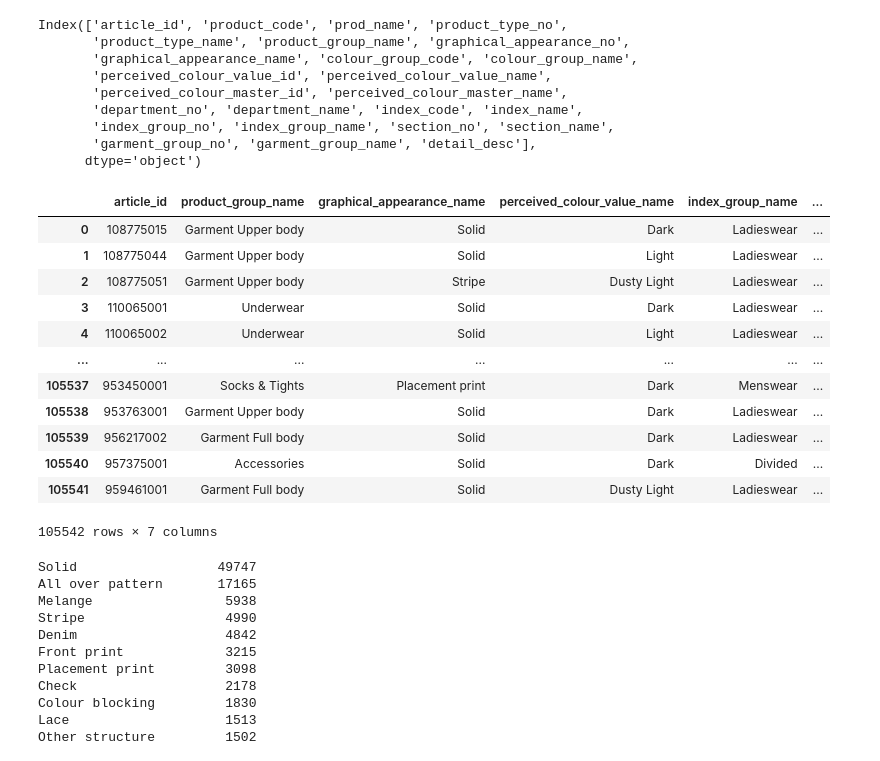
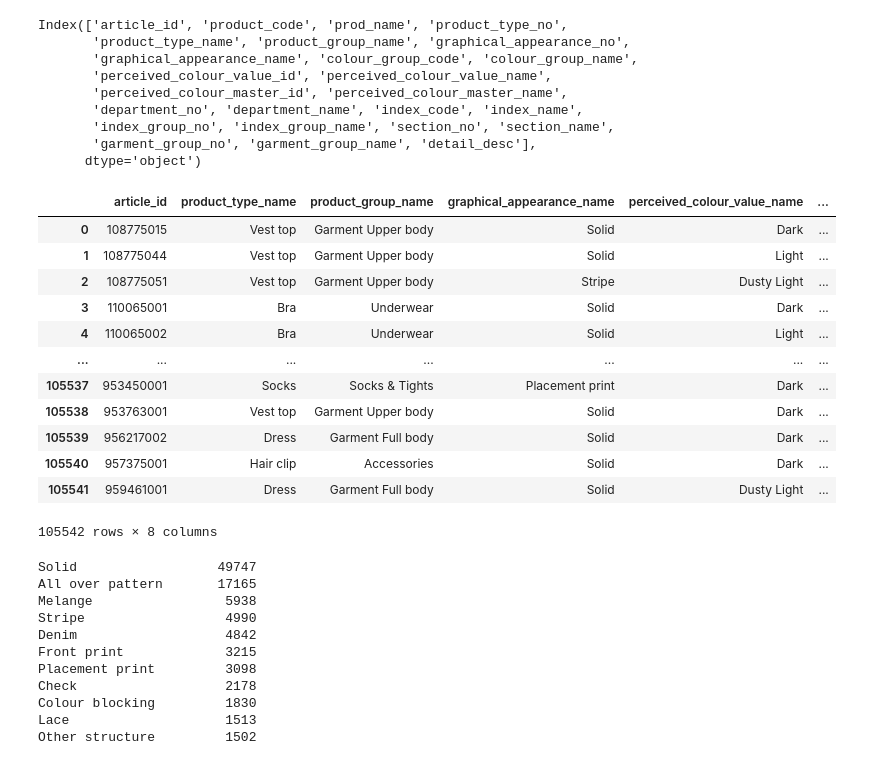
Before and after one commit to mt-cs/Personalized-Fashion-Recommendations, a Jupyter notebook: Feature_Engineering.ipynb, the cells around one changed output. Saved outputs shown, nothing was run; the diff lists cells and outputs as text; code cells hidden in the pictures.

```diff
--- a/Feature_Engineering.ipynb
+++ b/Feature_Engineering.ipynb
@@ -2,9 +2,9 @@
 import pandas as pd
 import seaborn as sns
 import matplotlib.pyplot as plt
-from pandasql import sqldf
+#from pandasql import sqldf
 
-df_article = pd.read_csv('h-and-m-personalized-fashion-recommendations/articles.csv')
+df_article = pd.read_csv('articles.csv')
 df_article
 # %% [output]
 |  | article_id | product_code | prod_name | product_type_no | product_type_name | product_group_name | ... |
@@ -35,27 +35,27 @@ Index(['article_id', 'product_code', 'prod_name', 'product_type_no',
 # %%
 df_art = df_article
 
 df_art.drop(['product_code', 'prod_name', 'product_type_no',
-       'product_type_name', 'graphical_appearance_no', 'colour_group_code', 'colour_group_name',
+       'graphical_appearance_no', 'colour_group_code', 'colour_group_name',
        'perceived_colour_value_id', 'perceived_colour_master_id', 'perceived_colour_master_name',
        'department_no', 'department_name', 'index_code', 'index_name',
        'index_group_no', 'section_no', 'garment_group_no', 'detail_desc'], inplace=True, axis=1)
 
 df_art
 # %% [output]
-|  | article_id | product_group_name | graphical_appearance_name | perceived_colour_value_name | index_group_name | ... |
-| 0 | 108775015 | Garment Upper body | Solid | Dark | Ladieswear | ... |
-| 1 | 108775044 | Garment Upper body | Solid | Light | Ladieswear | ... |
-| 2 | 108775051 | Garment Upper body | Stripe | Dusty Light | Ladieswear | ... |
-| 3 | 110065001 | Underwear | Solid | Dark | Ladieswear | ... |
-| 4 | 110065002 | Underwear | Solid | Light | Ladieswear | ... |
+|  | article_id | product_type_name | product_group_name | graphical_appearance_name | perceived_colour_value_name | ... |
+| 0 | 108775015 | Vest top | Garment Upper body | Solid | Dark | ... |
+| 1 | 108775044 | Vest top | Garment Upper body | Solid | Light | ... |
+| 2 | 108775051 | Vest top | Garment Upper body | Stripe | Dusty Light | ... |
+| 3 | 110065001 | Bra | Underwear | Solid | Dark | ... |
+| 4 | 110065002 | Bra | Underwear | Solid | Light | ... |
 | ... | ... | ... | ... | ... | ... | ... |
-| 105537 | 953450001 | Socks & Tights | Placement print | Dark | Menswear | ... |
-| 105538 | 953763001 | Garment Upper body | Solid | Dark | Ladieswear | ... |
-| 105539 | 956217002 | Garment Full body | Solid | Dark | Ladieswear | ... |
-| 105540 | 957375001 | Accessories | Solid | Dark | Divided | ... |
-| 105541 | 959461001 | Garment Full body | Solid | Dusty Light | Ladieswear | ... |
+| 105537 | 953450001 | Socks | Socks & Tights | Placement print | Dark | ... |
+| 105538 | 953763001 | Vest top | Garment Upper body | Solid | Dark | ... |
+| 105539 | 956217002 | Dress | Garment Full body | Solid | Dark | ... |
+| 105540 | 957375001 | Hair clip | Accessories | Solid | Dark | ... |
+| 105541 | 959461001 | Dress | Garment Full body | Solid | Dusty Light | ... |
-105542 rows × 7 columns
+105542 rows × 8 columns
 # %%
 df_art['graphical_appearance_name'].value_counts()
 # %% [output]
```
Also changed, not shown: parts of 45 cells of this notebook, 1 other file.
